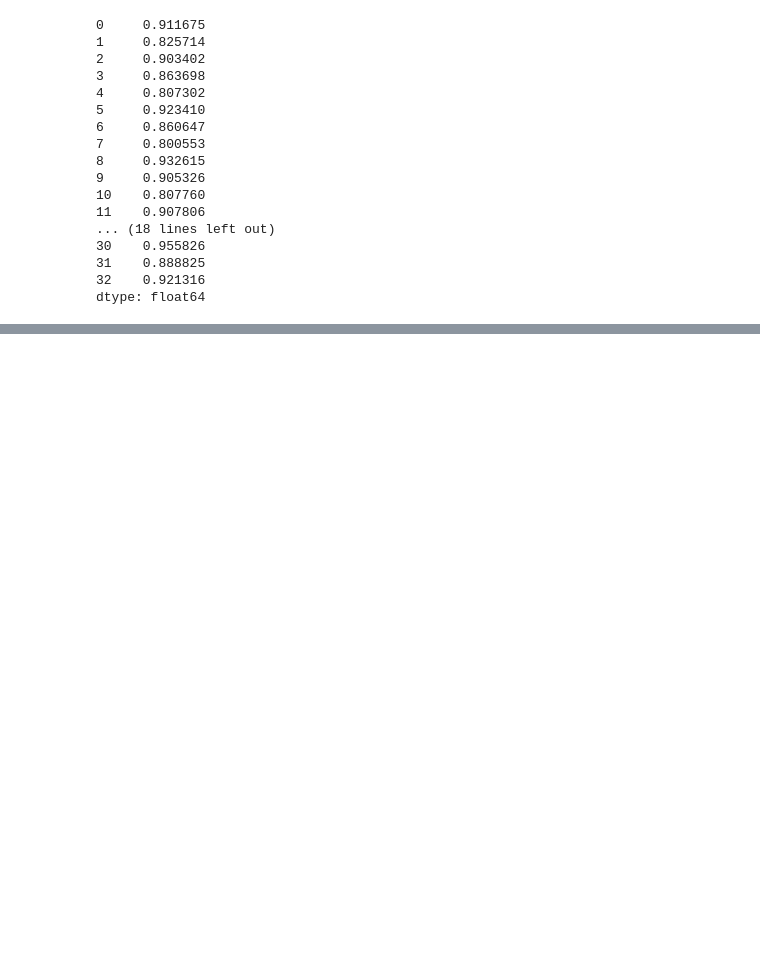
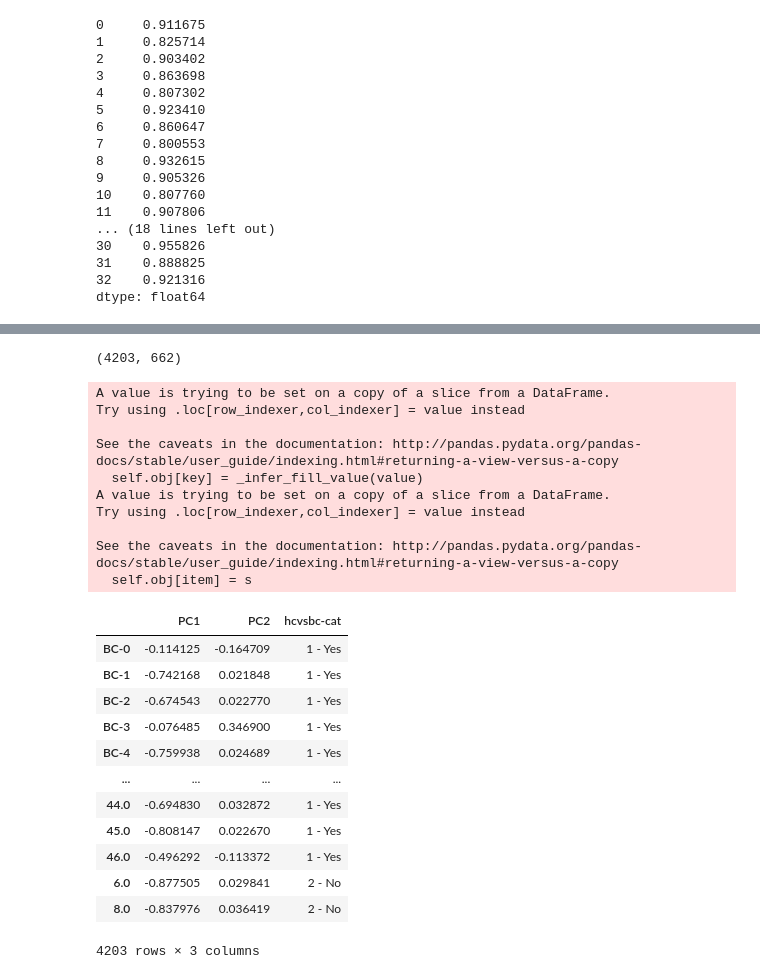
Before and after one commit to sterrettJD/Artificial-Immune-Microbiome, a Jupyter notebook: AIS.ipynb, the cells around one changed output, grey strips where cells are left out. Saved outputs shown, nothing was run; the diff lists cells and outputs as text; code cells hidden in the pictures; blank space fills up the shorter version.

```diff
--- a/AIS.ipynb
+++ b/AIS.ipynb
@@ -195,0 +190,8 @@ array([[0.00000000e+00, 0.00000000e+00, 0.00000000e+00, 0.00000000e+00,
+# %%
+successful_bcells_df = pd.DataFrame(successful_bcells,
+                                    columns=data.columns,
+                                    index = [( "BC-" + str(x) ) for x in range(successful_bcells.shape[0])])
+
+data_bcells_df = pd.concat([successful_bcells_df, data])
+ord_distmat = spatial.distance.squareform(spatial.distance.pdist(data_bcells_df,
+                                                                metric='braycurtis'))
@@ -195,0 +235,34 @@ array([[0.00000000e+00, 0.00000000e+00, 0.00000000e+00, 0.00000000e+00,
+# %%
+data_bcells_df2.shape
+# %% [output]
+(4203, 662)
+# %%
+coords_df = PCoA.samples[["PC1", "PC2"]]
+coords_df.index = data_bcells_df2.index
+coords_df.loc[:,"hcvsbc-cat"] = data_bcells_df2.loc[:,"hcvsbc-cat"]
+
+coords_df
+# %% [output]
+A value is trying to be set on a copy of a slice from a DataFrame.
+Try using .loc[row_indexer,col_indexer] = value instead
+
+See the caveats in the documentation: http://pandas.pydata.org/pandas-docs/stable/user_guide/indexing.html#returning-a-view-versus-a-copy
+  self.obj[key] = _infer_fill_value(value)
+A value is trying to be set on a copy of a slice from a DataFrame.
+Try using .loc[row_indexer,col_indexer] = value instead
+
+See the caveats in the documentation: http://pandas.pydata.org/pandas-docs/stable/user_guide/indexing.html#returning-a-view-versus-a-copy
+  self.obj[item] = s
+|  | PC1 | PC2 | hcvsbc-cat |
+| BC-0 | -0.114125 | -0.164709 | 1 - Yes |
+| BC-1 | -0.742168 | 0.021848 | 1 - Yes |
+| BC-2 | -0.674543 | 0.022770 | 1 - Yes |
+| BC-3 | -0.076485 | 0.346900 | 1 - Yes |
+| BC-4 | -0.759938 | 0.024689 | 1 - Yes |
+| ... | ... | ... | ... |
+| 44.0 | -0.694830 | 0.032872 | 1 - Yes |
+| 45.0 | -0.808147 | 0.022670 | 1 - Yes |
+| 46.0 | -0.496292 | -0.113372 | 1 - Yes |
+| 6.0 | -0.877505 | 0.029841 | 2 - No |
+| 8.0 | -0.837976 | 0.036419 | 2 - No |
+4203 rows × 3 columns
```
Also changed, not shown: parts of 20 cells of this notebook.
